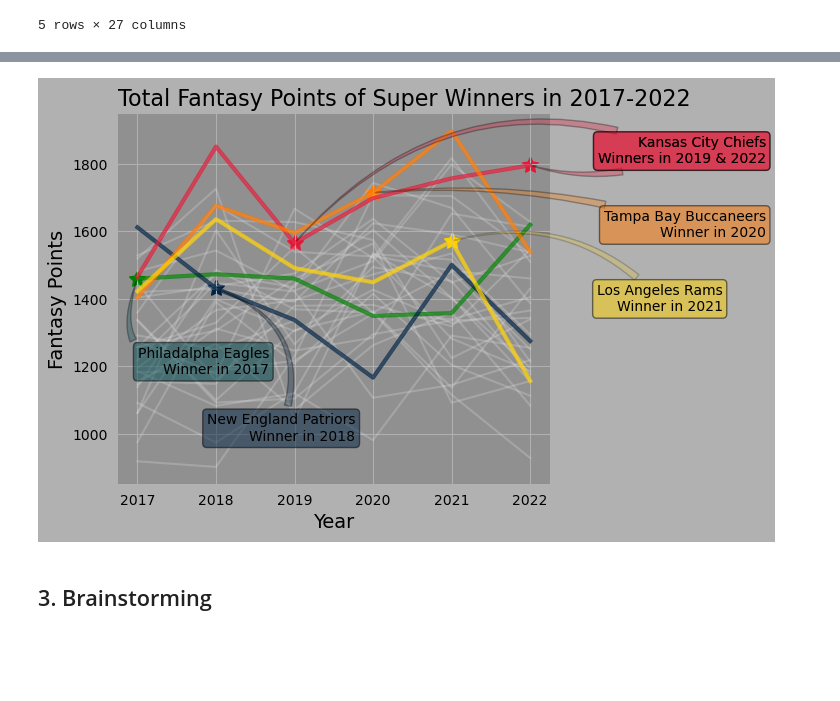
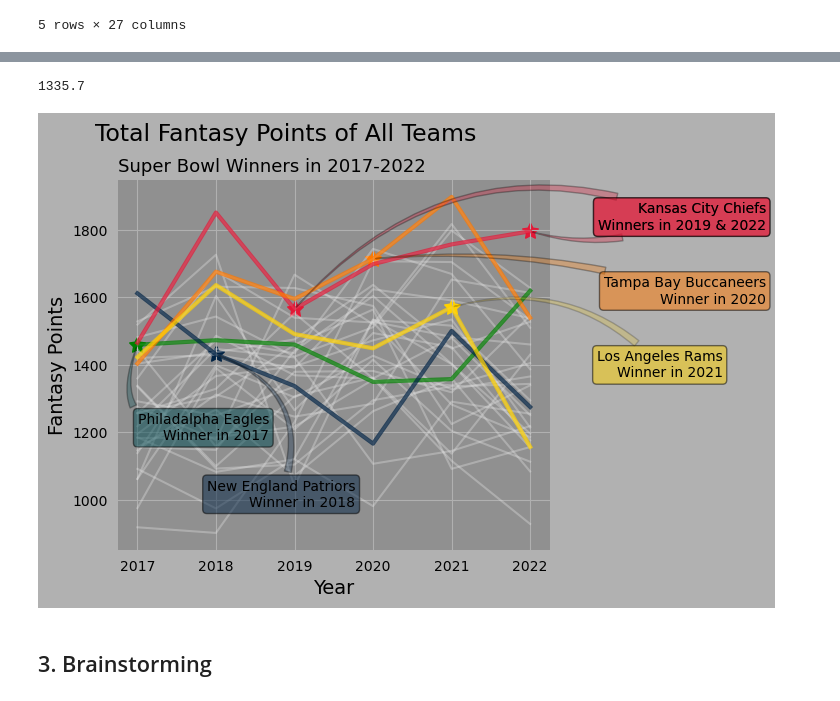
Before and after one commit to ShawnS33/fire_fantasy_project, a Jupyter notebook: fantasy_football_angel.ipynb, the cells around one changed output, grey strips where cells are left out. Cells and saved outputs as stored; diff of their text form; code cells hidden in the pictures; blank space fills up the shorter version.

Commit message:
Updated plots for analysis

```diff
--- a/fantasy_football_angel.ipynb
+++ b/fantasy_football_angel.ipynb
@@ -661,0 +776,7 @@ all_teams = TeamDF["Tm"].unique()
+# %%
+all_years = [2017,2018,2019,2020,2021,2022]
+# %%
+for year in all_years:
+    for team in all_teams:
+        total_for_team = TeamFantasyPointsSeries[team,year]
+        total_per_year =
@@ -662,3 +799,7 @@ all_teams = TeamDF["Tm"].unique()
+# %%
+TeamFantasyPointsSeries["OAK",2019]
+# %% [output]
+1335.7
 # %%
 Plot2, Axis2 = plt.subplots()
 
@@ -690,7 +831,7 @@ for team in all_teams:
     plt.plot(years,
              points_by_team,
              color = light_gray,
-             alpha = .25)
+             alpha = .35)
 
 # Plot the lines of Super Bowl Winners
 
@@ -762,6 +903,14 @@ plt.scatter(x = 2022,
             color = red_3,
             s = 140,
             marker = (5,1))
+
+# Graph the average line
+
+#plt.plot(TeamDF.groupby(by = "Year").mean()["PPR"].index,
+ #        TeamDF.groupby(by = "Year").mean()["PPR"],
+  #       color = "black",
+  #       linewidth = 3,
+  #       alpha = .7)
 
 # Annotation of Philadalphia Eagles
 
@@ -858,36 +1007,41 @@ Axis2.annotate(text = "Los Angeles Rams\nWinner in 2021",
                xycoords = "data",
                xytext = (1.4,.5),
                textcoords = "axes fraction",
                size = 10,
                ha = "right",
                va = "center",
                bbox = dict(boxstyle = "round",
                            alpha = 0.5,
                            facecolor = yellow_3),
                arrowprops = dict(arrowstyle = "wedge, tail_width = .5",
                                  alpha = 0.2,
                                  connectionstyle = "arc3, rad = 0.3",
                                  facecolor = yellow_3))
 
 
 
 Axis2.spines["top"].set_visible(False)
 Axis2.spines["right"].set_visible(False)
 Axis2.spines["bottom"].set_visible(False)
 Axis2.spines["left"].set_visible(False)
 
-plt.title(label = "Total Fantasy Points of Super Winners in 2017-2022",
-          loc = "Left",
-          fontsize = 16)
+plt.suptitle("Total Fantasy Points of All Teams",
+             ha = "right",
+             x = .685,
+             y = 1,
+             fontsize = 17)
+plt.title(label = "Super Bowl Winners in 2017-2022",
+          loc = "left",
+          fontsize = 13)
 plt.xlabel(xlabel = "Year",
            fontsize = 14)
 plt.ylabel(ylabel = "Fantasy Points",
            fontsize = 14)
 plt.tick_params(left = False)
 plt.tick_params(bottom = False)
 plt.grid()
 plt.subplots_adjust(right = .8)
 # %% [output]
-[figure, old version]
+[figure, new version]
 # %% [markdown]
 ## 3. Brainstorming
```
Also changed, not shown: parts of 12 cells of this notebook.
